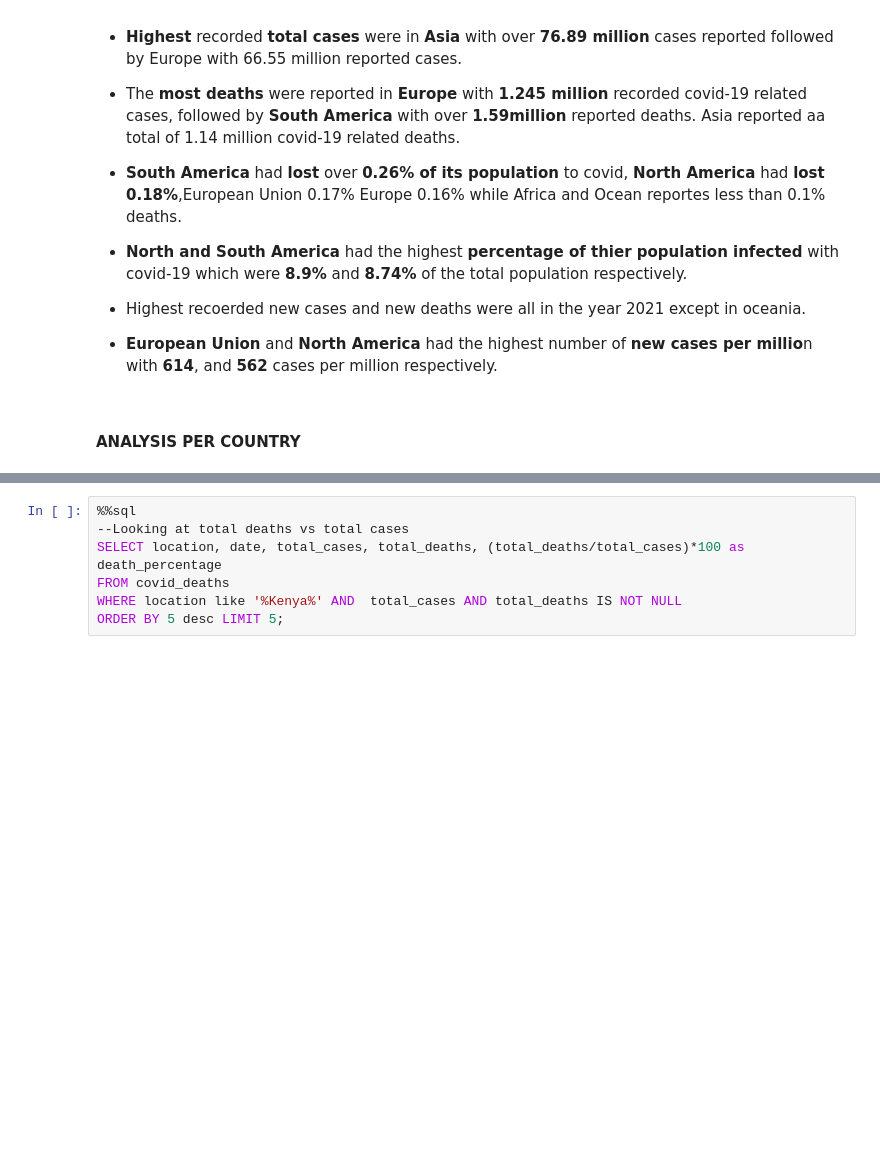
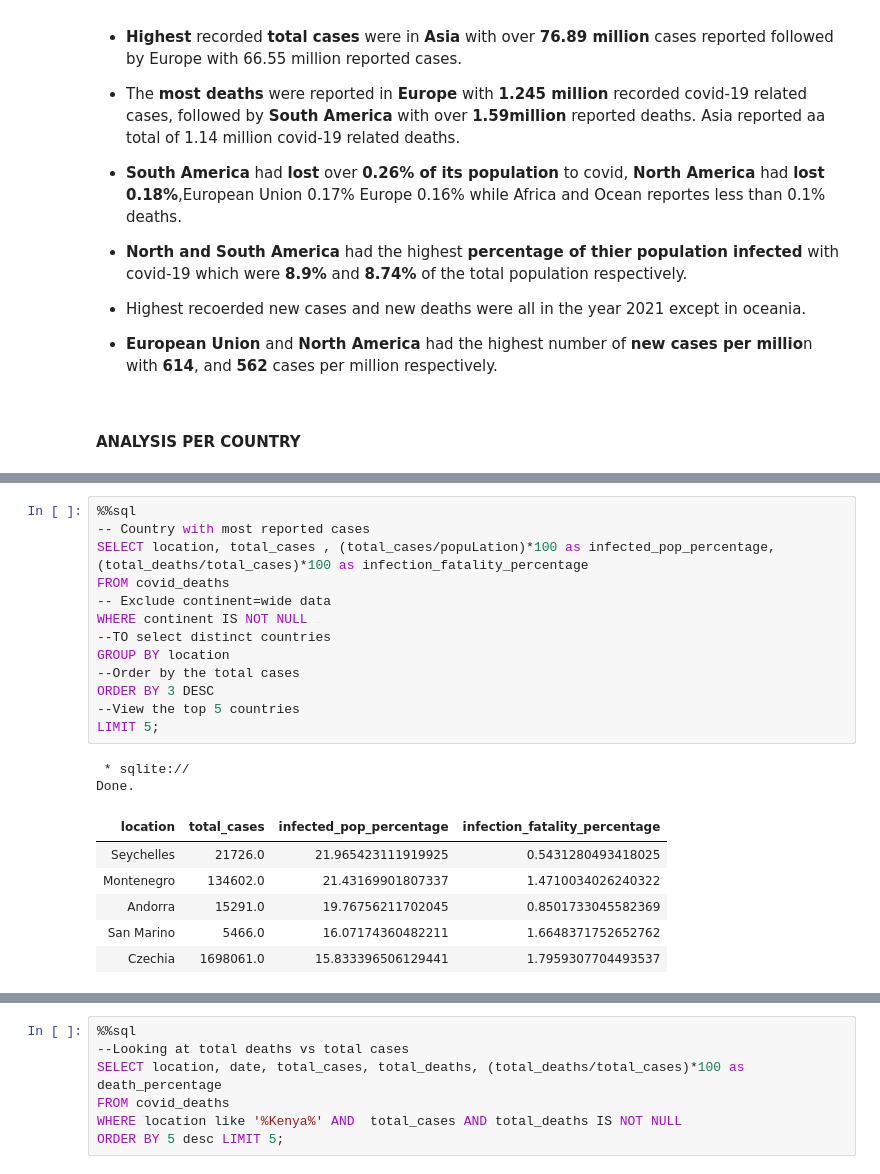
Before and after one commit to MaureenGatu/Data-Analysis, a Jupyter notebook: Global_data_on_confirmed_COVID_19_deaths.ipynb, the cells around one changed output, grey strips where cells are left out. Saved outputs shown, nothing was run; the diff lists cells and outputs as text; blank space fills up the shorter version.

```diff
--- a/Global_data_on_confirmed_COVID_19_deaths.ipynb
+++ b/Global_data_on_confirmed_COVID_19_deaths.ipynb
@@ -443,0 +510,22 @@ Done.
+# %%
+%%sql
+-- Country with most reported cases
+SELECT location, total_cases , (total_cases/popuLation)*100 as infected_pop_percentage,(total_deaths/total_cases)*100 as infection_fatality_percentage
+FROM covid_deaths
+-- Exclude continent=wide data
+WHERE continent IS NOT NULL
+--TO select distinct countries
+GROUP BY location
+--Order by the total cases
+ORDER BY 3 DESC
+--View the top 5 countries
+LIMIT 5;
+# %% [output]
+ * sqlite://
+Done.
+| location | total_cases | infected_pop_percentage | infection_fatality_percentage |
+| Seychelles | 21726.0 | 21.965423111919925 | 0.5431280493418025 |
+| Montenegro | 134602.0 | 21.43169901807337 | 1.4710034026240322 |
+| Andorra | 15291.0 | 19.76756211702045 | 0.8501733045582369 |
+| San Marino | 5466.0 | 16.07174360482211 | 1.6648371752652762 |
+| Czechia | 1698061.0 | 15.833396506129441 | 1.7959307704493537 |
```
Also changed, not shown: parts of 14 cells of this notebook.
